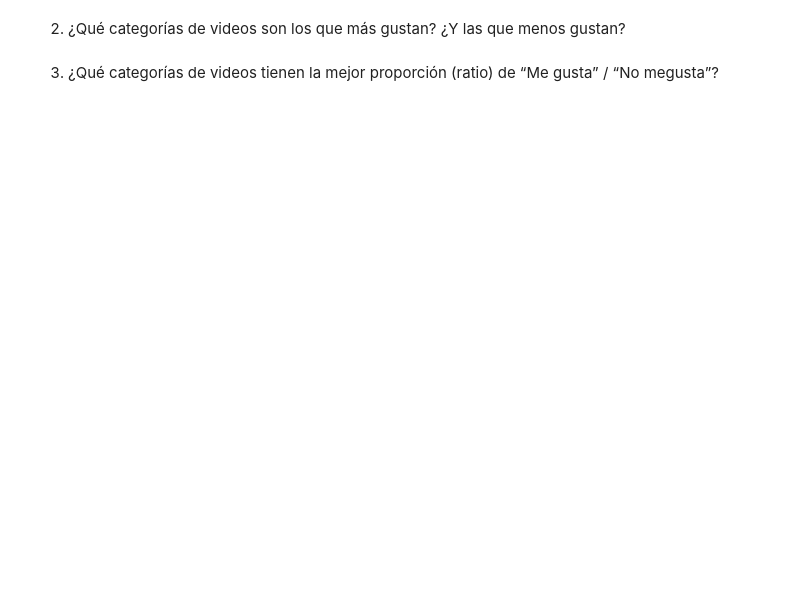
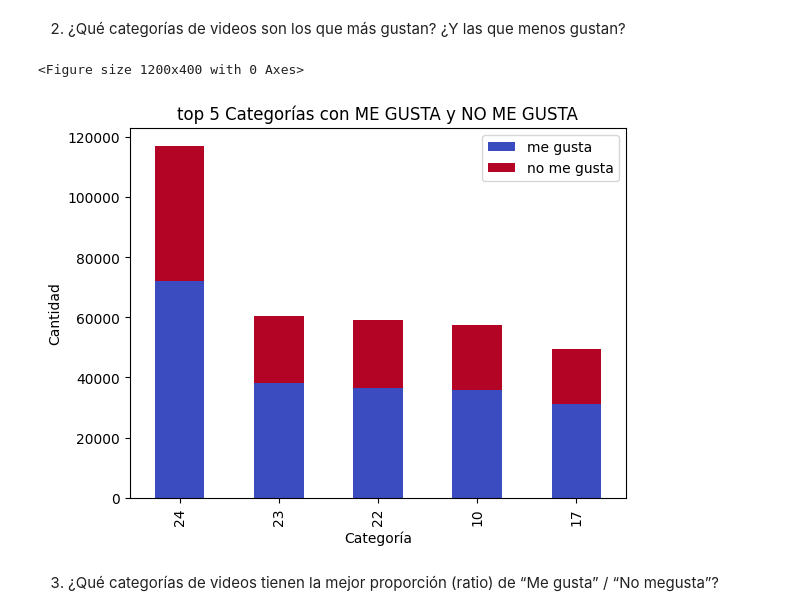
Before and after one commit to QuispeAyalaDiego/Trending-Youtube-FR-G02, a Jupyter notebook: data/Data-Analysis.ipynb, the cells around one changed output. Saved outputs shown, nothing was run; the diff lists cells and outputs as text; code cells hidden in the pictures; blank space fills up the shorter version.

```diff
--- a/data/Data-Analysis.ipynb
+++ b/data/Data-Analysis.ipynb
@@ -412,4 +369,20 @@ memory usage: 5.4+ MB
 # %% [markdown]
 2. ¿Qué categorías de videos son los que más gustan? ¿Y las que menos gustan?
+# %%
+gustan=clean_FR.groupby('category_id')['likes'].sum().sort_values(ascending=False).head()
+disgustan=clean_FR.groupby('category_id')['dislikes'].sum().sort_values(ascending=False).head()
+
+combined_data = pd.concat([gustan, disgustan], axis=1)
+combined_data.columns = ['me gusta', 'no me gusta']
+
+plt.figure(figsize=(12, 4))
+combined_data.plot(kind='bar', stacked=True, colormap='coolwarm')
+plt.title('top 5 Categorías con ME GUSTA y NO ME GUSTA')
+plt.xlabel('Categoría')
+plt.ylabel('Cantidad')
+plt.show()
+# %% [output]
+<Figure size 1200x400 with 0 Axes>
+[figure, added]
 # %% [markdown]
 3. ¿Qué categorías de videos tienen la mejor proporción (ratio) de “Me gusta” / “No megusta”?
```
Also changed, not shown: parts of 18 cells of this notebook, 1 other file.
